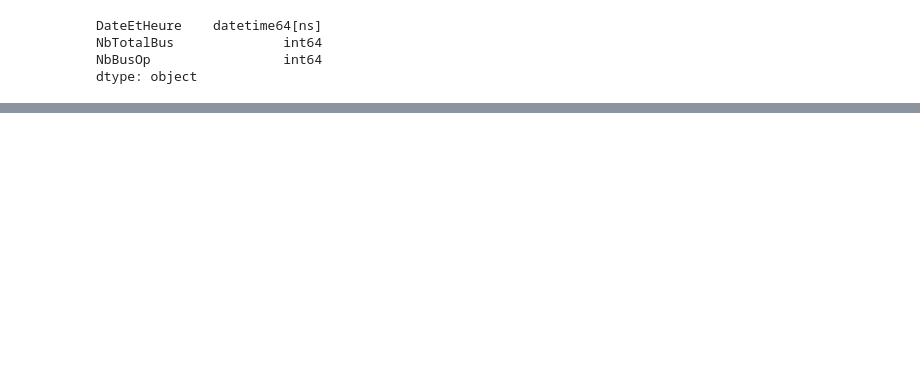
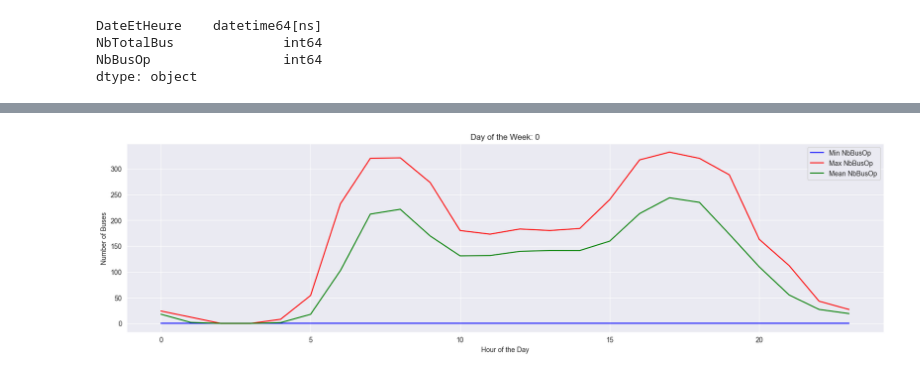
Before and after one commit to lumi-git/ProjetDataEngineering, a Jupyter notebook: Date.ipynb, the cells around one changed output, grey strips where cells are left out. Cells and saved outputs as stored; diff of their text form; code cells hidden in the pictures; blank space fills up the shorter version.

```diff
--- a/Date.ipynb
+++ b/Date.ipynb
@@ -231,0 +232,31 @@ plt.show()
+# %%
+import numpy as np
+import pandas as pd
+import matplotlib.pyplot as plt
+
+# Select a day of the week to analyze (0 = Monday, 1 = Tuesday, ..., 6 = Sunday)
+day_of_week = 0  # Monday
+
+# Filter the DataFrame to only have rows with the chosen day of the week
+df_filtered = df[df['DateEtHeure'].dt.weekday == day_of_week]
+
+# Group by hours and aggregate min, max, and mean values
+hourly_stats = df_filtered.groupby(df_filtered['DateEtHeure'].dt.hour).agg({'NbBusOp': ['min', 'max', 'mean'], 'NbTotalBus': ['min', 'max', 'mean']}).reset_index()
+
+# Plot the min, max, and mean values for 'NbBusOp' and 'NbTotalBus' as a function of hours
+plt.figure(figsize=(20, 5))
+
+plt.plot(hourly_stats['DateEtHeure'], hourly_stats['NbBusOp']['min'], '-b', label='Min NbBusOp')
+plt.plot(hourly_stats['DateEtHeure'], hourly_stats['NbBusOp']['max'], '-r', label='Max NbBusOp')
+plt.plot(hourly_stats['DateEtHeure'], hourly_stats['NbBusOp']['mean'], '-g', label='Mean NbBusOp')
+
+
+plt.xlabel('Hour of the Day')
+plt.ylabel('Number of Buses')
+plt.grid(True)
+plt.legend()
+plt.title(f'Day of the Week: {day_of_week}')
+
+plt.show()
+# %% [output]
+[figure, added]
```
Also changed, not shown: parts of 8 cells of this notebook, 3 other files.
